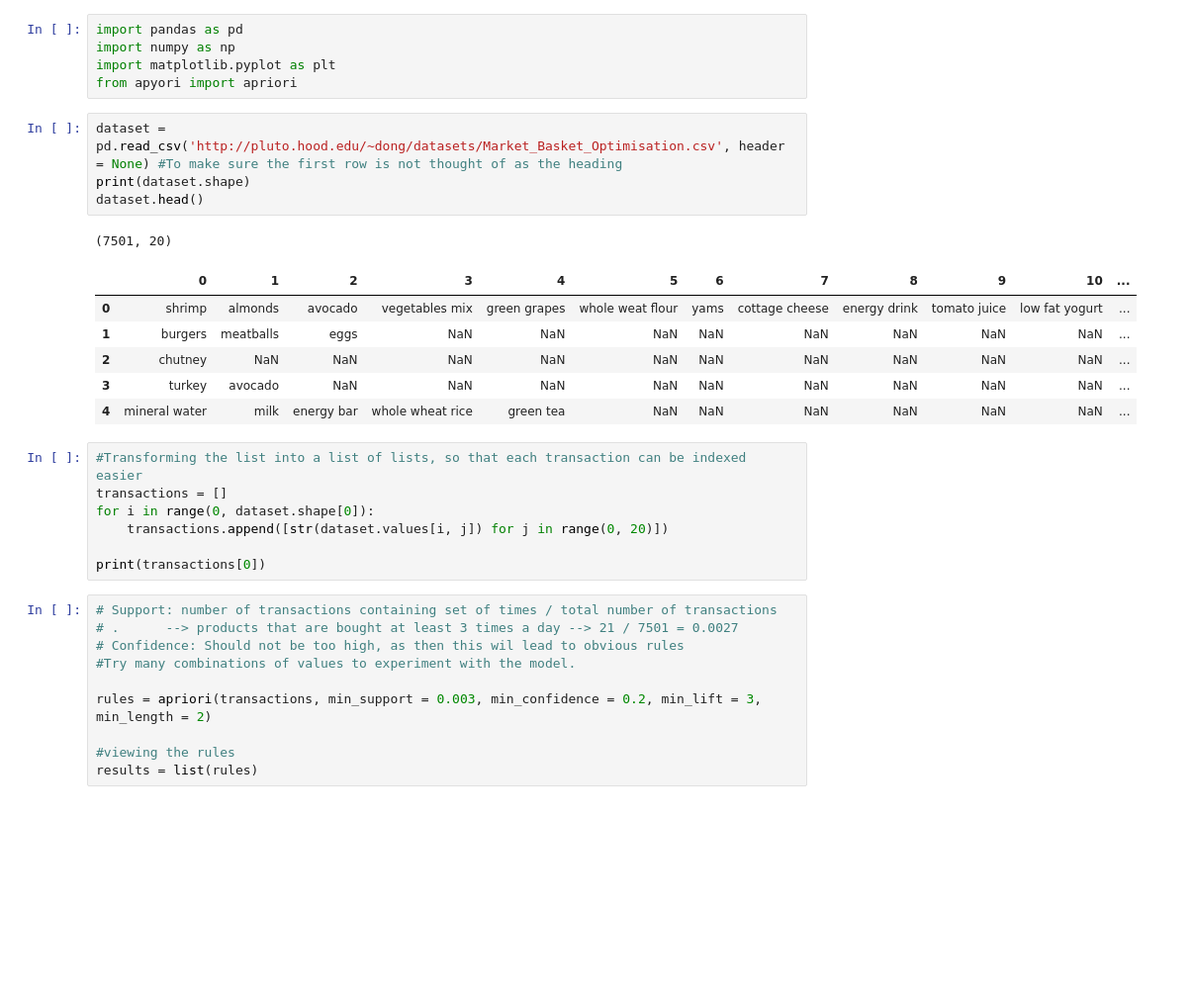
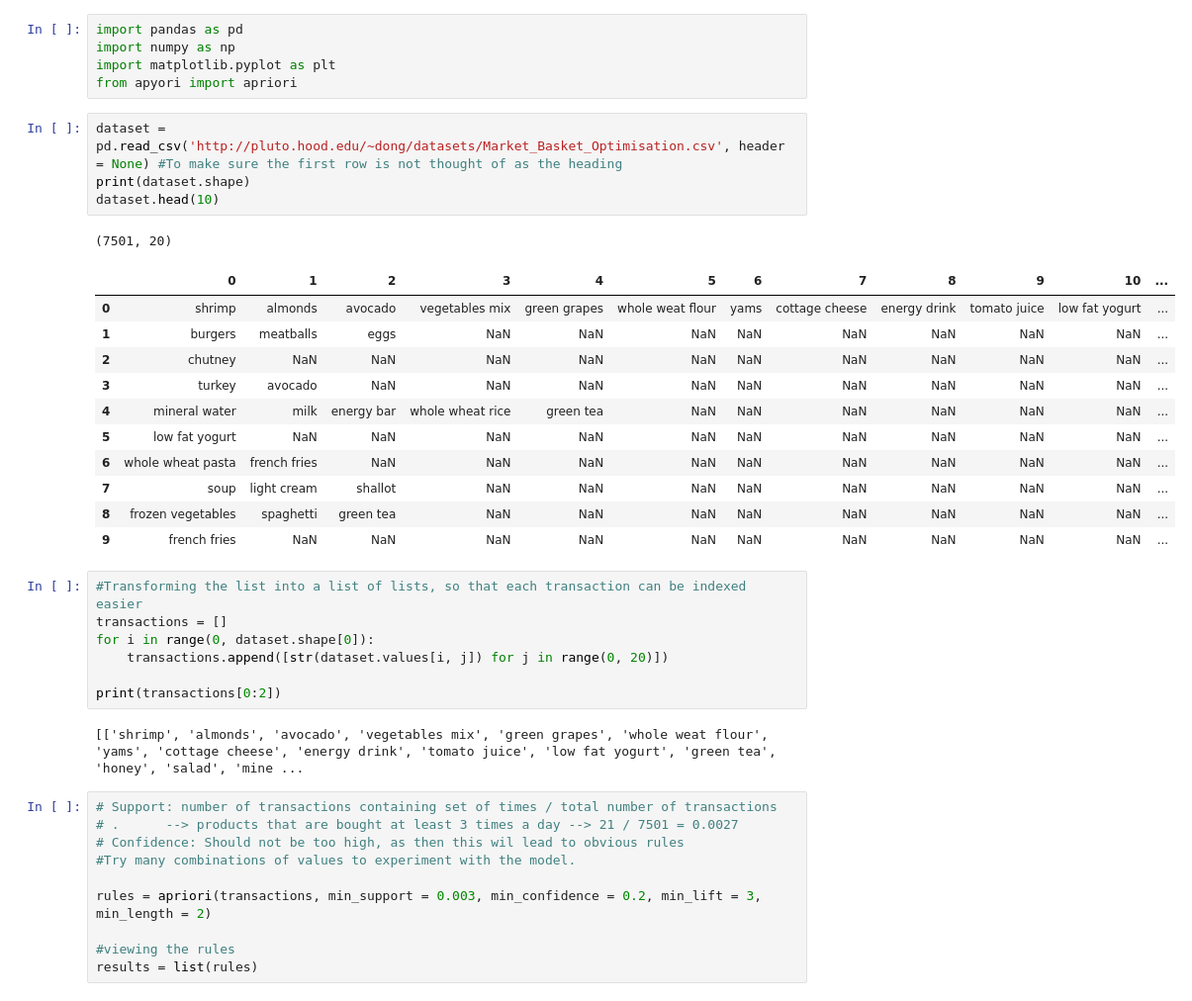
Before and after one commit to OpenCV13/dm-24, a Jupyter notebook: module_aa.ipynb, the cells around one changed output. Shown at 99% size. Saved outputs shown, nothing was run; the diff lists cells and outputs as text; blank space fills up the shorter version.

```diff
--- a/module_aa.ipynb
+++ b/module_aa.ipynb
@@ -17,22 +28,29 @@ from apyori import apriori
 # %%
 dataset = pd.read_csv('http://pluto.hood.edu/~dong/datasets/Market_Basket_Optimisation.csv', header = None) #To make sure the first row is not thought of as the heading
 print(dataset.shape)
-dataset.head()
+dataset.head(10)
 # %% [output]
 (7501, 20)
 |  | 0 | 1 | 2 | 3 | 4 | 5 | 6 | 7 | 8 | 9 | 10 | ... |
 | 0 | shrimp | almonds | avocado | vegetables mix | green grapes | whole weat flour | yams | cottage cheese | energy drink | tomato juice | low fat yogurt | ... |
 | 1 | burgers | meatballs | eggs | NaN | NaN | NaN | NaN | NaN | NaN | NaN | NaN | ... |
 | 2 | chutney | NaN | NaN | NaN | NaN | NaN | NaN | NaN | NaN | NaN | NaN | ... |
 | 3 | turkey | avocado | NaN | NaN | NaN | NaN | NaN | NaN | NaN | NaN | NaN | ... |
 | 4 | mineral water | milk | energy bar | whole wheat rice | green tea | NaN | NaN | NaN | NaN | NaN | NaN | ... |
+| 5 | low fat yogurt | NaN | NaN | NaN | NaN | NaN | NaN | NaN | NaN | NaN | NaN | ... |
+| 6 | whole wheat pasta | french fries | NaN | NaN | NaN | NaN | NaN | NaN | NaN | NaN | NaN | ... |
+| 7 | soup | light cream | shallot | NaN | NaN | NaN | NaN | NaN | NaN | NaN | NaN | ... |
+| 8 | frozen vegetables | spaghetti | green tea | NaN | NaN | NaN | NaN | NaN | NaN | NaN | NaN | ... |
+| 9 | french fries | NaN | NaN | NaN | NaN | NaN | NaN | NaN | NaN | NaN | NaN | ... |
 # %%
 #Transforming the list into a list of lists, so that each transaction can be indexed easier
 transactions = []
 for i in range(0, dataset.shape[0]):
     transactions.append([str(dataset.values[i, j]) for j in range(0, 20)])
 
-print(transactions[0])
+print(transactions[0:2])
+# %% [output]
+[['shrimp', 'almonds', 'avocado', 'vegetables mix', 'green grapes', 'whole weat flour', 'yams', 'cottage cheese', 'energy drink', 'tomato juice', 'low fat yogurt', 'green tea', 'honey', 'salad', 'mine ...
 # %%
 # Support: number of transactions containing set of times / total number of transactions
 # .      --> products that are bought at least 3 times a day --> 21 / 7501 = 0.0027
```
Also changed, not shown: parts of 3 cells of this notebook.
